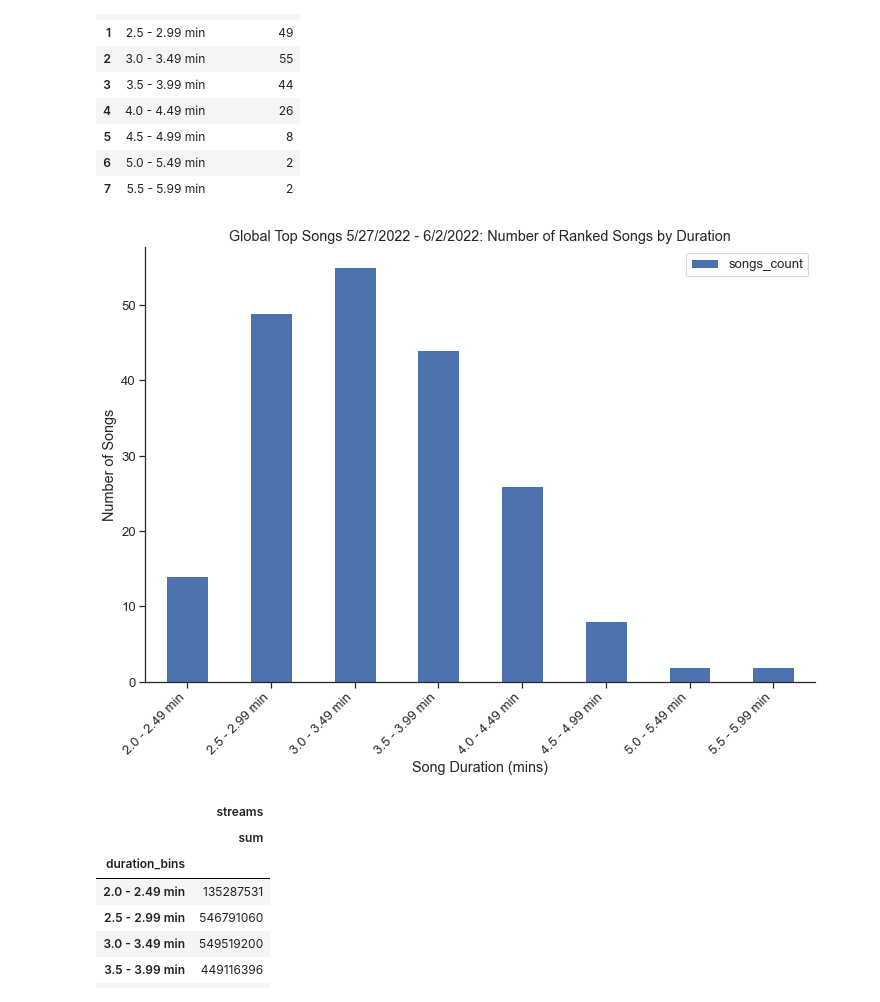
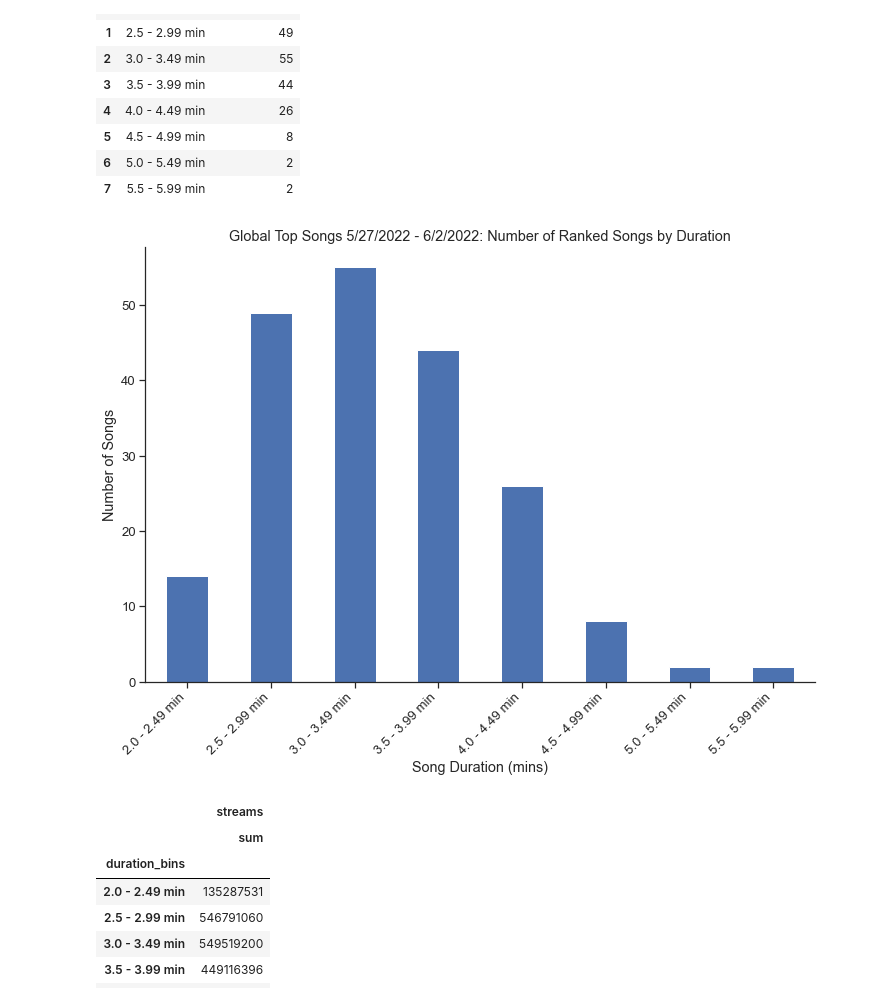
Before and after one commit to mbruns13/project_1_spotify, a Jupyter notebook: song_duration.ipynb, the cells around one changed output. Saved outputs shown, nothing was run; the diff lists cells and outputs as text; code cells hidden in the pictures.

```diff
--- a/song_duration.ipynb
+++ b/song_duration.ipynb
@@ -239,16 +239,16 @@ duration_group
 | 6 | 5.0 - 5.49 min | 2 |
 | 7 | 5.5 - 5.99 min | 2 |
 # %%
-fig = duration_group.plot.bar("duration_bins",title="Global Top Songs 5/27/2022 - 6/2/2022: Number of Ranked Songs by Duration",xlabel="Song Duration (mins)",ylabel="Number of Songs", rot=45)
+fig = duration_group.plot.bar("duration_bins",title="Global Top Songs 5/27/2022 - 6/2/2022: Number of Ranked Songs by Duration",xlabel="Song Duration (mins)",ylabel="Number of Songs", rot=45, legend=None)
 
 plt.xticks(ha="right")
 
 
 #save as png
 plt.savefig("images/duration_bar.png",bbox_inches='tight')
 plt.show()
 # %% [output]
-[figure, old version]
+[figure, new version]
 # %%
 duration_streams = full_track_data.groupby("duration_bins").agg({'streams':['sum']})
 duration_streams
```
Also changed, not shown: parts of 8 cells of this notebook, 4 other files.
